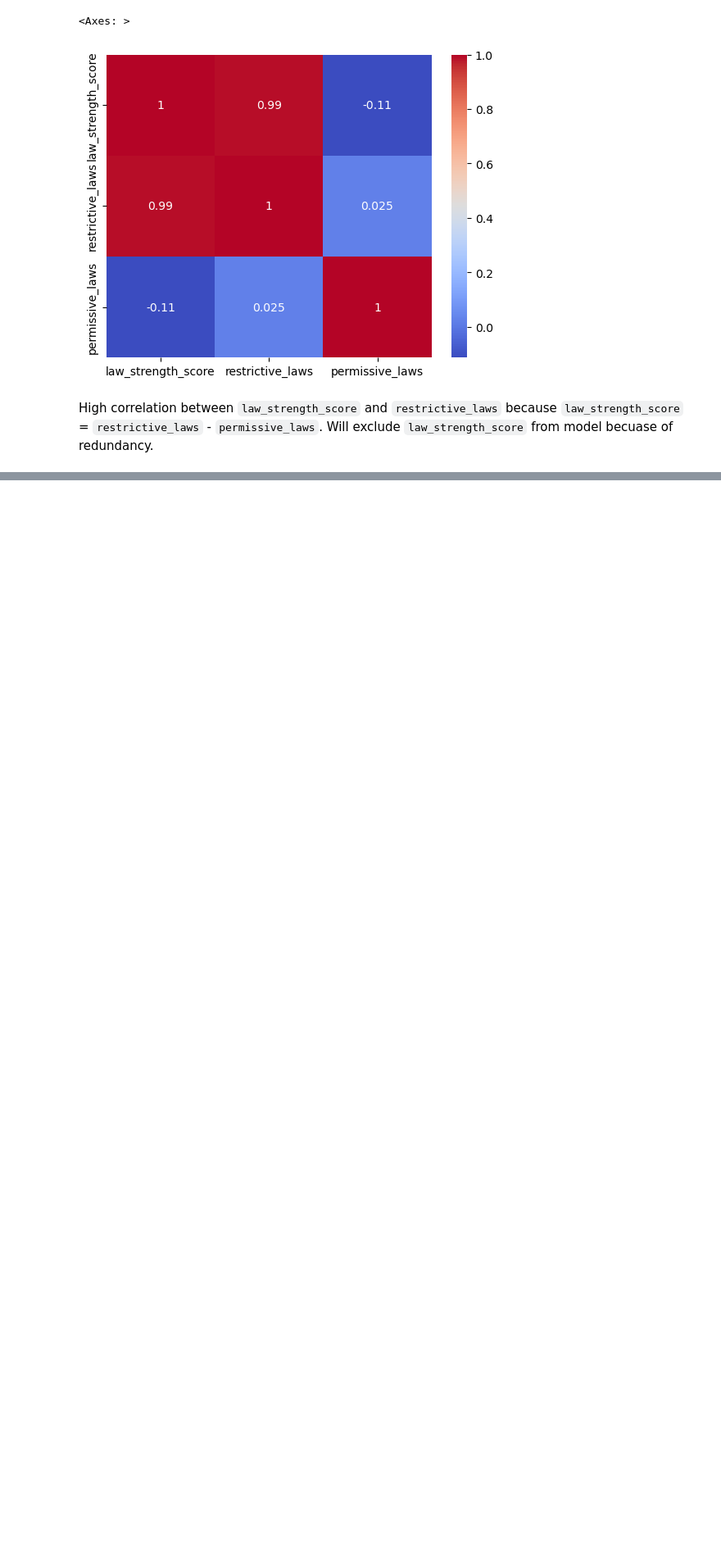
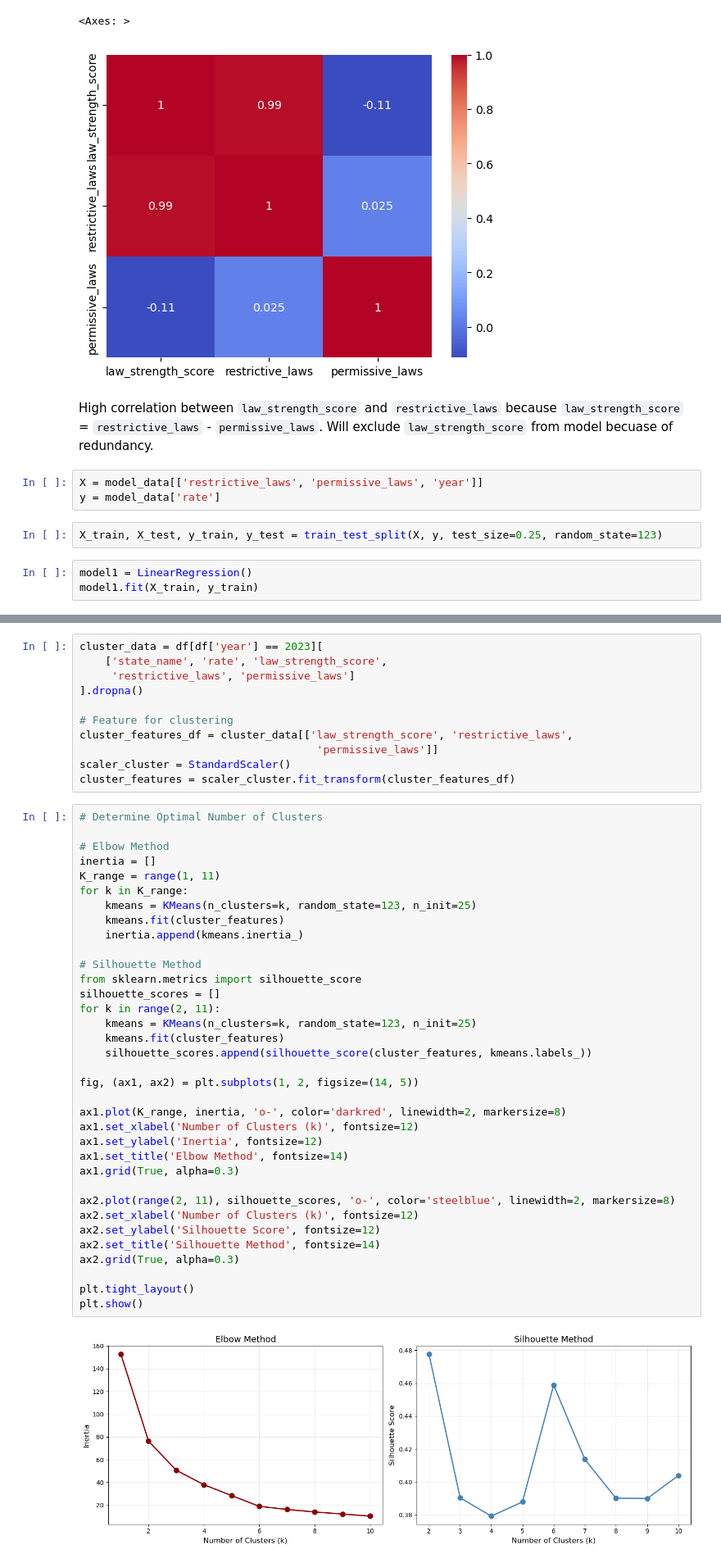
Before and after one commit to chloeob74/gun_policy_analysis, a Jupyter notebook: notebooks/models.ipynb, the cells around one changed output, grey strips where cells are left out. Shown at 82% size. Cells and saved outputs as stored; diff of their text form; blank space fills up the shorter version.

```diff
--- a/notebooks/models.ipynb
+++ b/notebooks/models.ipynb
@@ -62,3 +69,11 @@ sns.heatmap(corr_matrix, annot=True, cmap='coolwarm')
 [figure]
 # %% [markdown]
 High correlation between `law_strength_score` and `restrictive_laws` because `law_strength_score` = `restrictive_laws` - `permissive_laws`. Will exclude `law_strength_score` from model becuase of redundancy.
+# %%
+X = model_data[['restrictive_laws', 'permissive_laws', 'year']]
+y = model_data['rate']
+# %%
+X_train, X_test, y_train, y_test = train_test_split(X, y, test_size=0.25, random_state=123)
+# %%
+model1 = LinearRegression()
+model1.fit(X_train, y_train)
@@ -64,0 +220,48 @@ High correlation between `law_strength_score` and `restrictive_laws` because `la
+# %%
+cluster_data = df[df['year'] == 2023][
+    ['state_name', 'rate', 'law_strength_score',
+     'restrictive_laws', 'permissive_laws']
+].dropna()
+
+# Feature for clustering
+cluster_features_df = cluster_data[['law_strength_score', 'restrictive_laws',
+                                     'permissive_laws']]
+scaler_cluster = StandardScaler()
+cluster_features = scaler_cluster.fit_transform(cluster_features_df)
+# %%
+# Determine Optimal Number of Clusters
+
+# Elbow Method
+inertia = []
+K_range = range(1, 11)
+for k in K_range:
+    kmeans = KMeans(n_clusters=k, random_state=123, n_init=25)
+    kmeans.fit(cluster_features)
+    inertia.append(kmeans.inertia_)
+
+# Silhouette Method
+from sklearn.metrics import silhouette_score
+silhouette_scores = []
+for k in range(2, 11):
+    kmeans = KMeans(n_clusters=k, random_state=123, n_init=25)
+    kmeans.fit(cluster_features)
+    silhouette_scores.append(silhouette_score(cluster_features, kmeans.labels_))
+
+fig, (ax1, ax2) = plt.subplots(1, 2, figsize=(14, 5))
+
+ax1.plot(K_range, inertia, 'o-', color='darkred', linewidth=2, markersize=8)
+ax1.set_xlabel('Number of Clusters (k)', fontsize=12)
+ax1.set_ylabel('Inertia', fontsize=12)
+ax1.set_title('Elbow Method', fontsize=14)
+ax1.grid(True, alpha=0.3)
+
+ax2.plot(range(2, 11), silhouette_scores, 'o-', color='steelblue', linewidth=2, markersize=8)
+ax2.set_xlabel('Number of Clusters (k)', fontsize=12)
+ax2.set_ylabel('Silhouette Score', fontsize=12)
+ax2.set_title('Silhouette Method', fontsize=14)
+ax2.grid(True, alpha=0.3)
+
+plt.tight_layout()
+plt.show()
+# %% [output]
+[figure, added]
```
Also changed, not shown: parts of 28 cells of this notebook.
